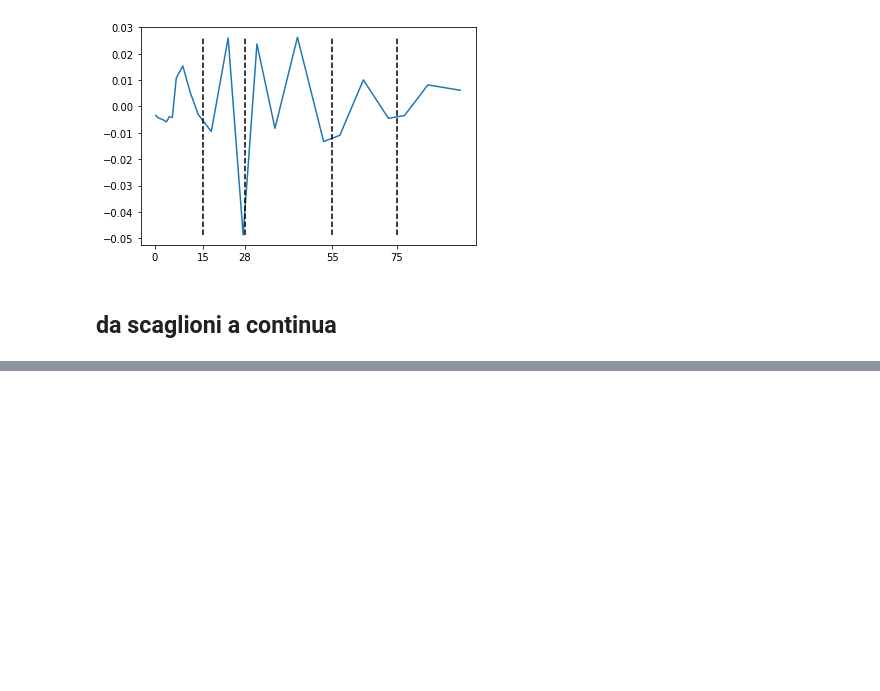
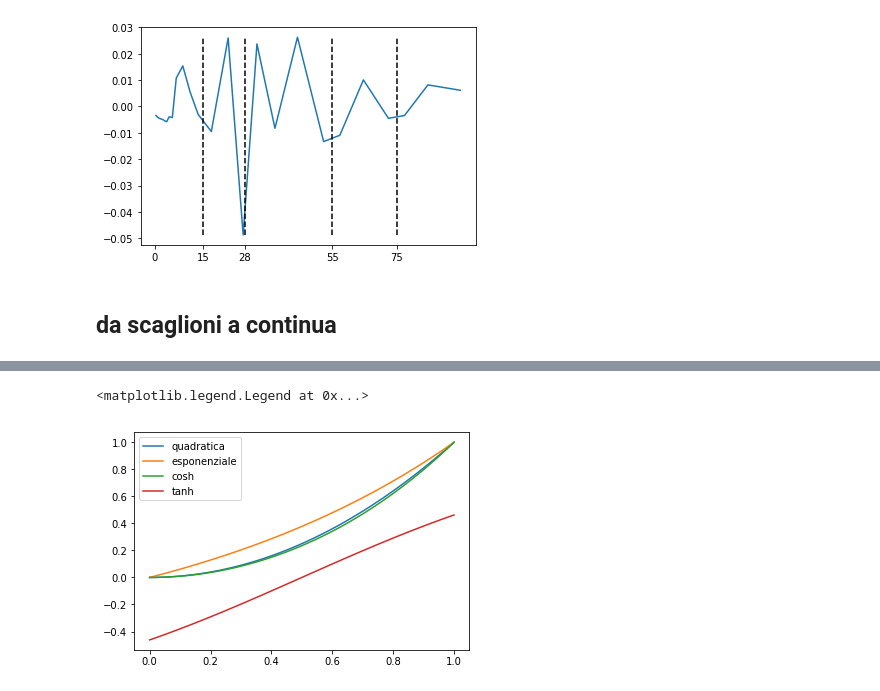
Before and after one commit to vlavorini/studio_irpef, a Jupyter notebook: primo.ipynb, the cells around one changed output, grey strips where cells are left out. Drawn from its saved outputs; the diff is of its cells as text; code cells hidden in the pictures; blank space fills up the shorter version.

```diff
--- a/primo.ipynb
+++ b/primo.ipynb
@@ -275 +295,27 @@ plt.show()
+# %%
+# confronto
+x= np.linspace(0,1, 100)
+
+y_q = np.square(x)
+y_q -= y_q[0]
+y_q /= np.max(y_q)
+
+y_e = np.exp(x)
+y_e -= y_e[0]
+y_e /=np.max(y_e)
+
+y_ch = np.cosh(x)
+y_ch -= y_ch[0]
+y_ch /= np.max(y_ch)
+
+y_th = np.tanh(x-0.5)
+
+plt.plot(x, y_q, label = "quadratica")
+plt.plot(x, y_e, label = "esponenziale")
+plt.plot(x, y_ch, label = "cosh")
+plt.plot(x, y_th, label = "tanh")
+plt.legend()
+# %% [output]
+<matplotlib.legend.Legend at 0x...>
+[figure, added]
 # %%
```
Also changed, not shown: parts of 11 cells of this notebook.
